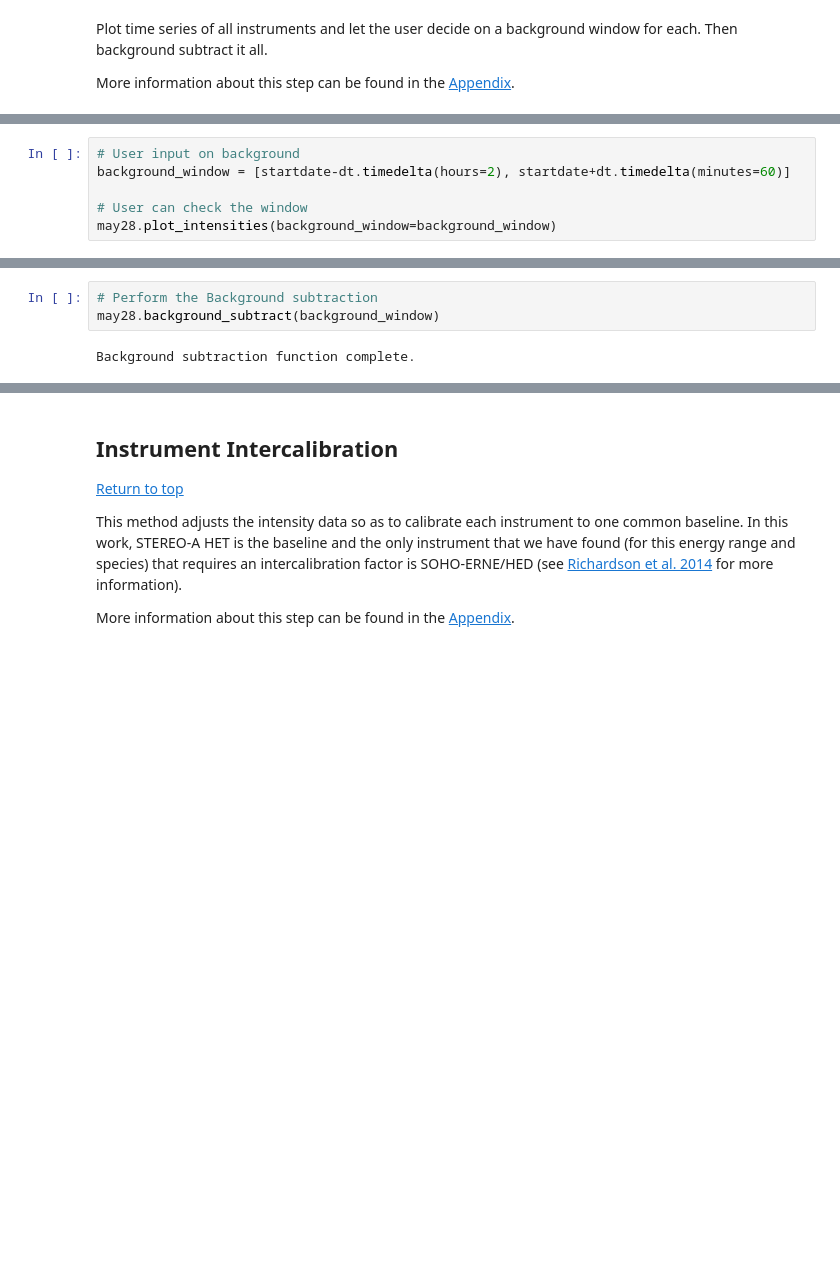
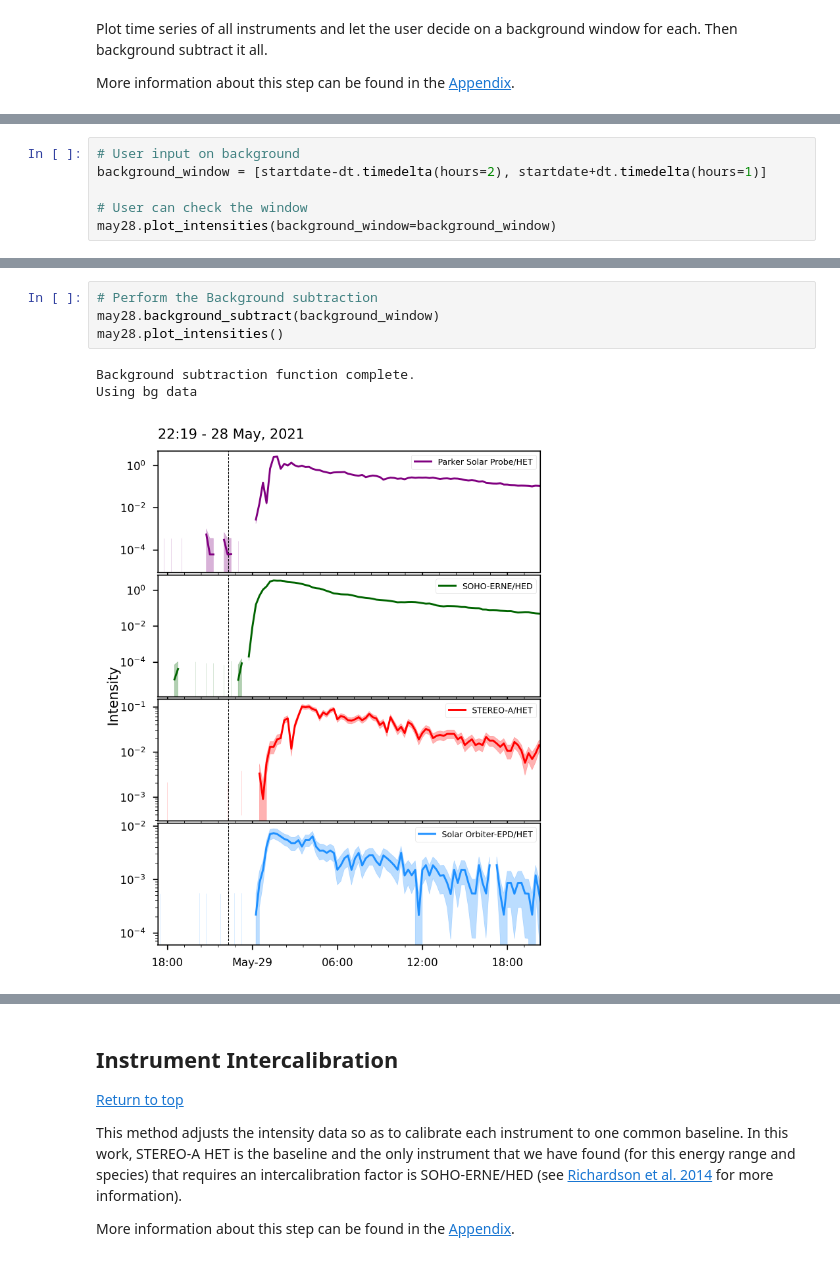
Before and after one commit to JaxLang/JTL_SEPDistributionTool, a Jupyter notebook: JTL_SOLER_SEPspreadtool.ipynb, the cells around one changed output, grey strips where cells are left out. Drawn from its saved outputs; the diff is of its cells as text; blank space fills up the shorter version.

```diff
--- a/JTL_SOLER_SEPspreadtool.ipynb
+++ b/JTL_SOLER_SEPspreadtool.ipynb
@@ -156,6 +162,6 @@ More information about this step can be found in the [Appendix](#Appendix).
 # %%
 # User input on background
-background_window = [startdate-dt.timedelta(hours=2), startdate+dt.timedelta(minutes=60)]
+background_window = [startdate-dt.timedelta(hours=2), startdate+dt.timedelta(hours=1)]
 
 # User can check the window
 may28.plot_intensities(background_window=background_window)
@@ -164,5 +171,8 @@ may28.plot_intensities(background_window=background_window)
 # %%
 # Perform the Background subtraction
 may28.background_subtract(background_window)
+may28.plot_intensities()
 # %% [output]
 Background subtraction function complete.
+Using bg data
+[figure, added]
```
Also changed, not shown: parts of 20 cells of this notebook, 1 other file.
